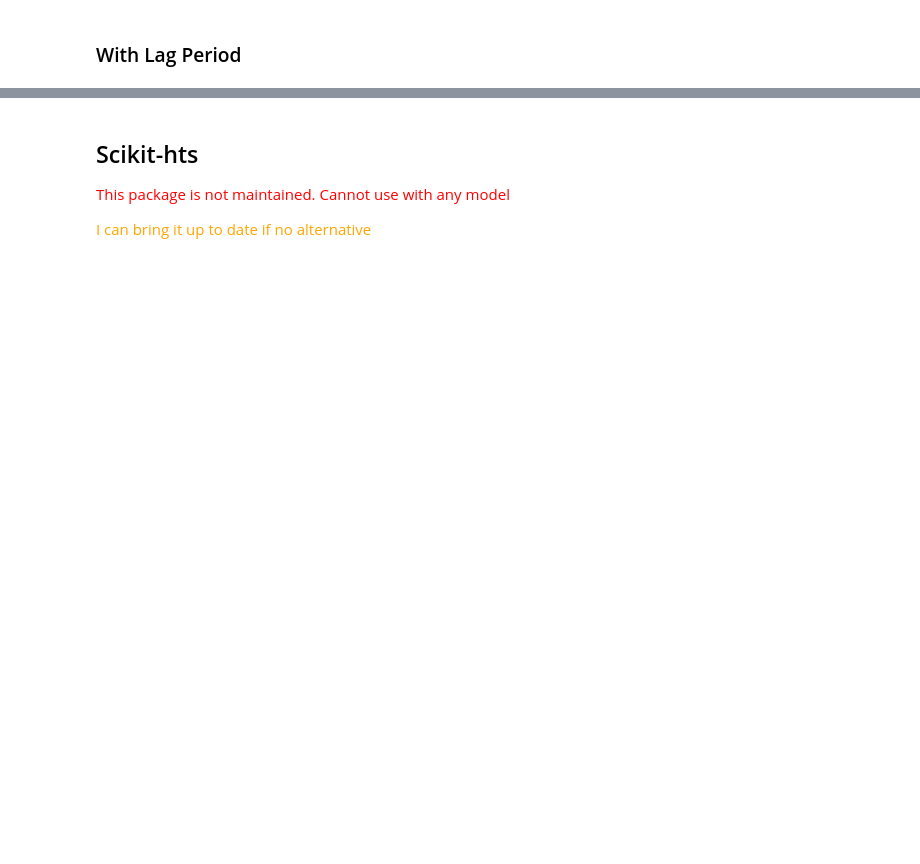
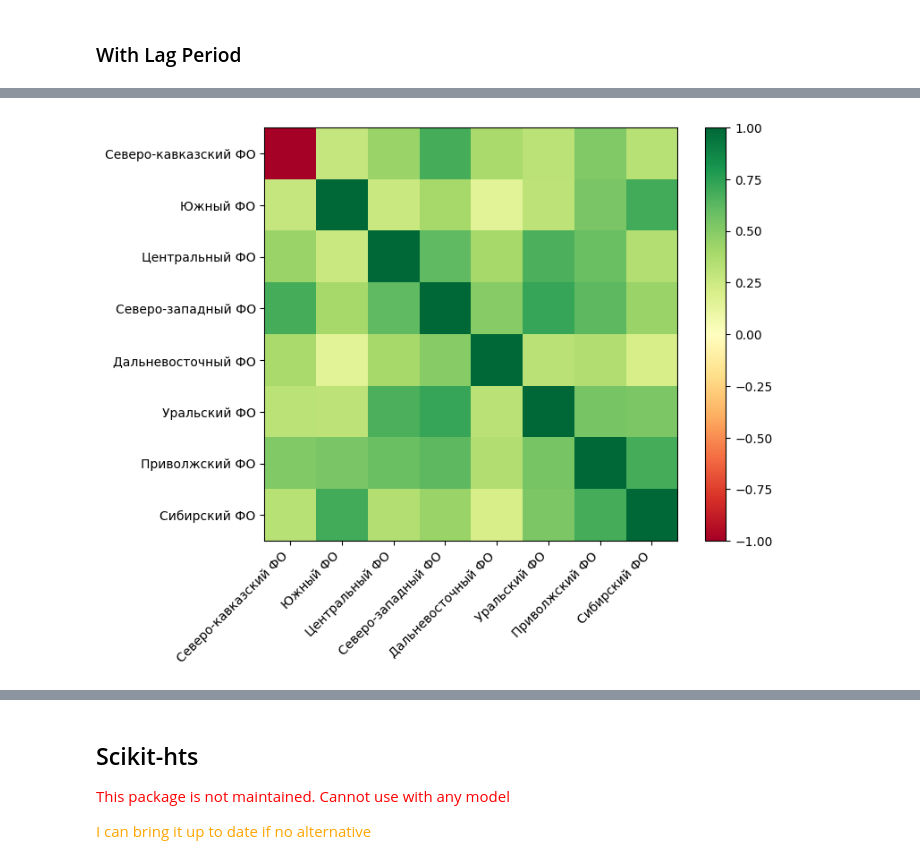
Before and after one commit to ariellubonja/hierarchical-time-series, a Jupyter notebook: eda.ipynb, the cells around one changed output, grey strips where cells are left out. Drawn from its saved outputs; the diff is of its cells as text; code cells hidden in the pictures; blank space fills up the shorter version.

```diff
--- a/eda.ipynb
+++ b/eda.ipynb
@@ -269,0 +264,4 @@ for col1 in df.columns:
+# %%
+df = original_df # This, or a version with less classes for compute efficiency
+# %%
+df = remove_zero_columns(df)
@@ -269,0 +368,6 @@ for col1 in df.columns:
+# %%
+regions_corr = df_with_aggregates[regions].corr()
+
+hts_eda_utils.plot_correlations(regions_corr, figsize=(8,6))
+# %% [output]
+[figure, added]
```
Also changed, not shown: parts of 31 cells of this notebook.
